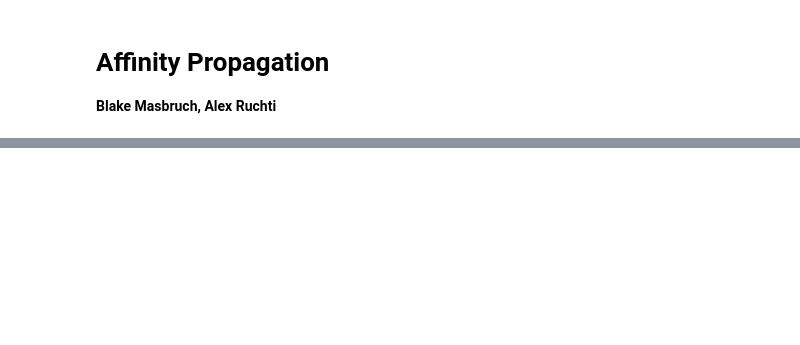
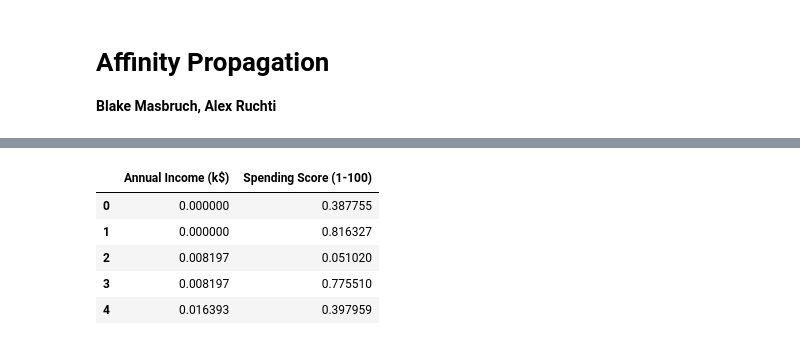
Before and after one commit to 9crusher/affinity_propagation, a Jupyter notebook: final_project_demo.ipynb, the cells around one changed output, grey strips where cells are left out. Cells and saved outputs as stored; diff of their text form; code cells hidden in the pictures; blank space fills up the shorter version.

```diff
--- a/final_project_demo.ipynb
+++ b/final_project_demo.ipynb
@@ -60,0 +39,14 @@ for exemplar in clusters.keys():
+# %%
+# Normalize
+min_max_scaler = preprocessing.MinMaxScaler()
+features = min_max_scaler.fit_transform(df_mall_customers[feature_names].values)
+features_df = pd.DataFrame(features)
+features_df.columns = feature_names
+features_df.head()
+# %% [output]
+|  | Annual Income (k$) | Spending Score (1-100) |
+| 0 | 0.000000 | 0.387755 |
+| 1 | 0.000000 | 0.816327 |
+| 2 | 0.008197 | 0.051020 |
+| 3 | 0.008197 | 0.775510 |
+| 4 | 0.016393 | 0.397959 |
```
Also changed, not shown: parts of 12 cells of this notebook, 1 other file.
